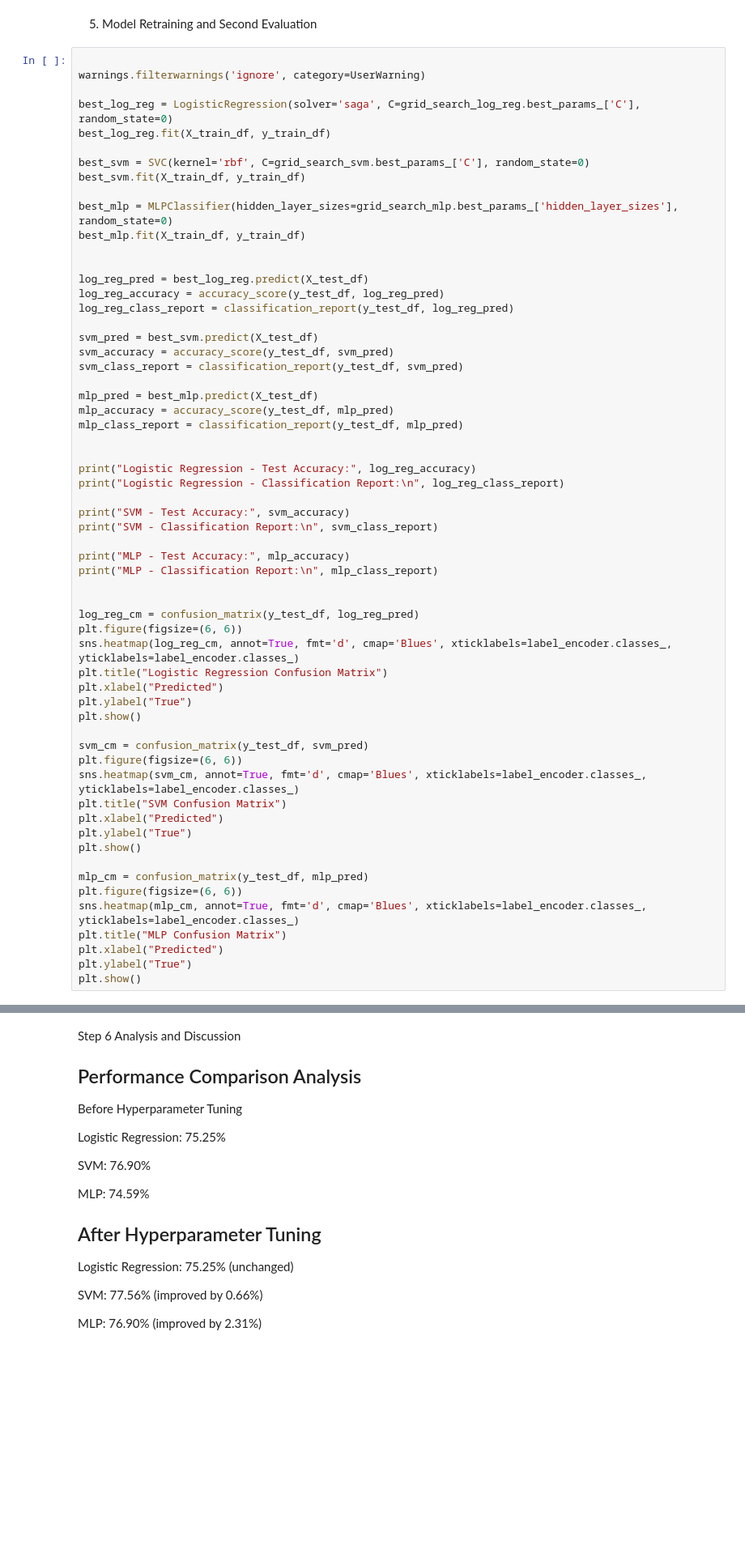
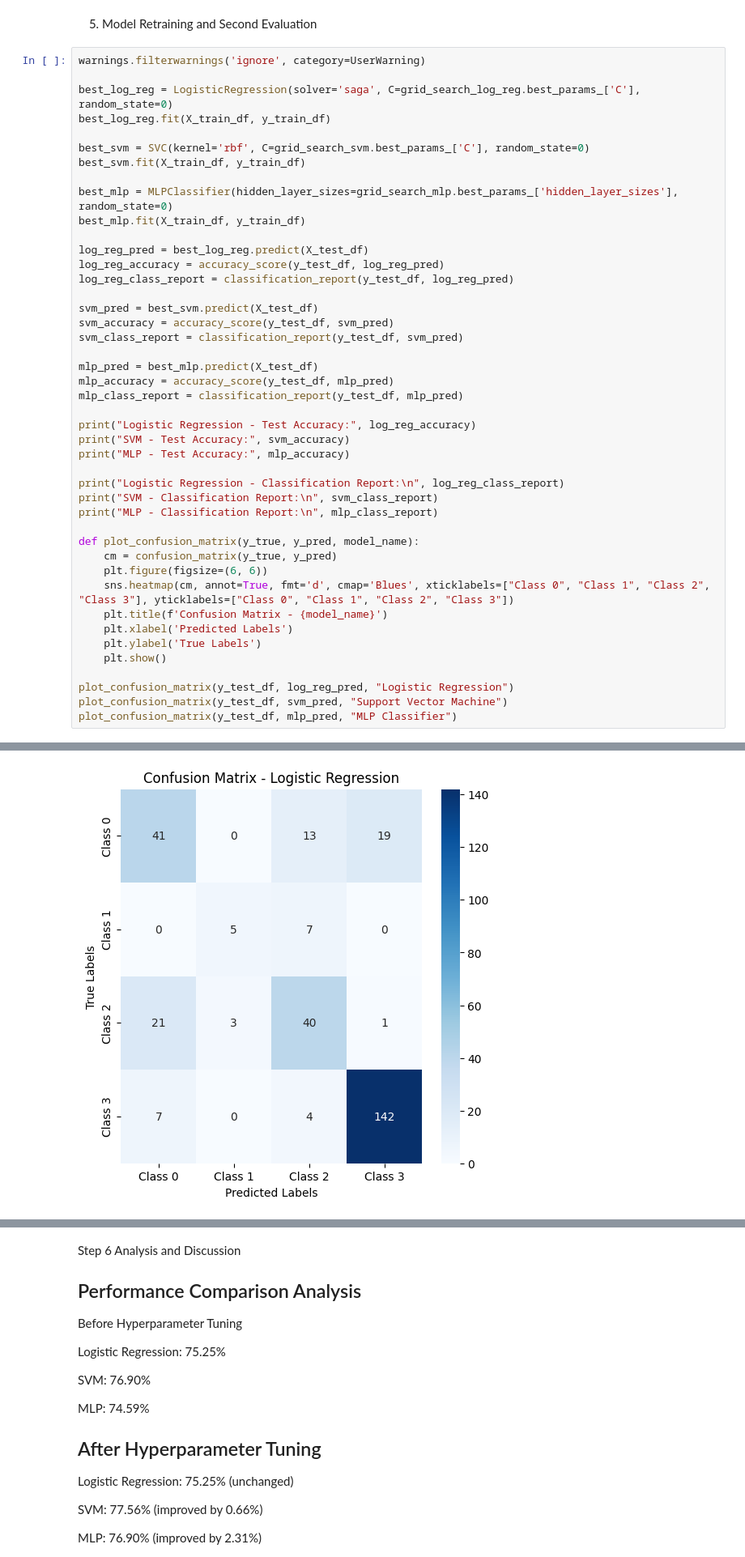
Before and after one commit to Nishchaypat/Fun-DS, a Jupyter notebook: Multi-Class Classification/hw4-nishchaypatel.ipynb, the cells around one changed output, grey strips where cells are left out. Shown at 81% size. Drawn from its saved outputs; the diff is of its cells as text; blank space fills up the shorter version.

Commit message:
Fixed the confusion graph

```diff
--- a/Multi-Class Classification/hw4-nishchaypatel.ipynb
+++ b/Multi-Class Classification/hw4-nishchaypatel.ipynb
@@ -191,7 +300,6 @@ print("MLP Test Accuracy: ", mlp_accuracy)
 # %% [markdown]
 5. Model Retraining and Second Evaluation
 # %%
-
 warnings.filterwarnings('ignore', category=UserWarning)
 
 best_log_reg = LogisticRegression(solver='saga', C=grid_search_log_reg.best_params_['C'], random_state=0)
@@ -202,7 +310,6 @@ best_svm.fit(X_train_df, y_train_df)
 
 best_mlp = MLPClassifier(hidden_layer_sizes=grid_search_mlp.best_params_['hidden_layer_sizes'], random_state=0)
 best_mlp.fit(X_train_df, y_train_df)
-
 
 log_reg_pred = best_log_reg.predict(X_test_df)
 log_reg_accuracy = accuracy_score(y_test_df, log_reg_pred)
@@ -216,37 +323,24 @@ mlp_pred = best_mlp.predict(X_test_df)
 mlp_accuracy = accuracy_score(y_test_df, mlp_pred)
 mlp_class_report = classification_report(y_test_df, mlp_pred)
 
+print("Logistic Regression - Test Accuracy:", log_reg_accuracy)
+print("SVM - Test Accuracy:", svm_accuracy)
+print("MLP - Test Accuracy:", mlp_accuracy)
 
-print("Logistic Regression - Test Accuracy:", log_reg_accuracy)
 print("Logistic Regression - Classification Report:\n", log_reg_class_report)
-
-print("SVM - Test Accuracy:", svm_accuracy)
 print("SVM - Classification Report:\n", svm_class_report)
-
-print("MLP - Test Accuracy:", mlp_accuracy)
 print("MLP - Classification Report:\n", mlp_class_report)
 
+def plot_confusion_matrix(y_true, y_pred, model_name):
+    cm = confusion_matrix(y_true, y_pred)
+    plt.figure(figsize=(6, 6))
+    sns.heatmap(cm, annot=True, fmt='d', cmap='Blues', xticklabels=["Class 0", "Class 1", "Class 2", "Class 3"], yticklabels=["Class 0", "Class 1", "Class 2", "Class 3"])
+    plt.title(f'Confusion Matrix - {model_name}')
+    plt.xlabel('Predicted Labels')
+    plt.ylabel('True Labels')
+    plt.show()
 
-log_reg_cm = confusion_matrix(y_test_df, log_reg_pred)
-plt.figure(figsize=(6, 6))
-sns.heatmap(log_reg_cm, annot=True, fmt='d', cmap='Blues', xticklabels=label_encoder.classes_, yticklabels=label_encoder.classes_)
-plt.title("Logistic Regression Confusion Matrix")
-plt.xlabel("Predicted")
-plt.ylabel("True")
-plt.show()
-
-svm_cm = confusion_matrix(y_test_df, svm_pred)
-plt.figure(figsize=(6, 6))
-sns.heatmap(svm_cm, annot=True, fmt='d', cmap='Blues', xticklabels=label_encoder.classes_, yticklabels=label_encoder.classes_)
-plt.title("SVM Confusion Matrix")
-plt.xlabel("Predicted")
-plt.ylabel("True")
-plt.show()
-
-mlp_cm = confusion_matrix(y_test_df, mlp_pred)
-plt.figure(figsize=(6, 6))
-sns.heatmap(mlp_cm, annot=True, fmt='d', cmap='Blues', xticklabels=label_encoder.classes_, yticklabels=label_encoder.classes_)
-plt.title("MLP Confusion Matrix")
-plt.xlabel("Predicted")
-plt.ylabel("True")
-plt.show()
+plot_confusion_matrix(y_test_df, log_reg_pred, "Logistic Regression")
+plot_confusion_matrix(y_test_df, svm_pred, "Support Vector Machine")
+plot_confusion_matrix(y_test_df, mlp_pred, "MLP Classifier")
+# %% [output]
@@ -252,0 +364 @@ plt.show()
+[figure, added]
```
Also changed, not shown: parts of 11 cells of this notebook.
